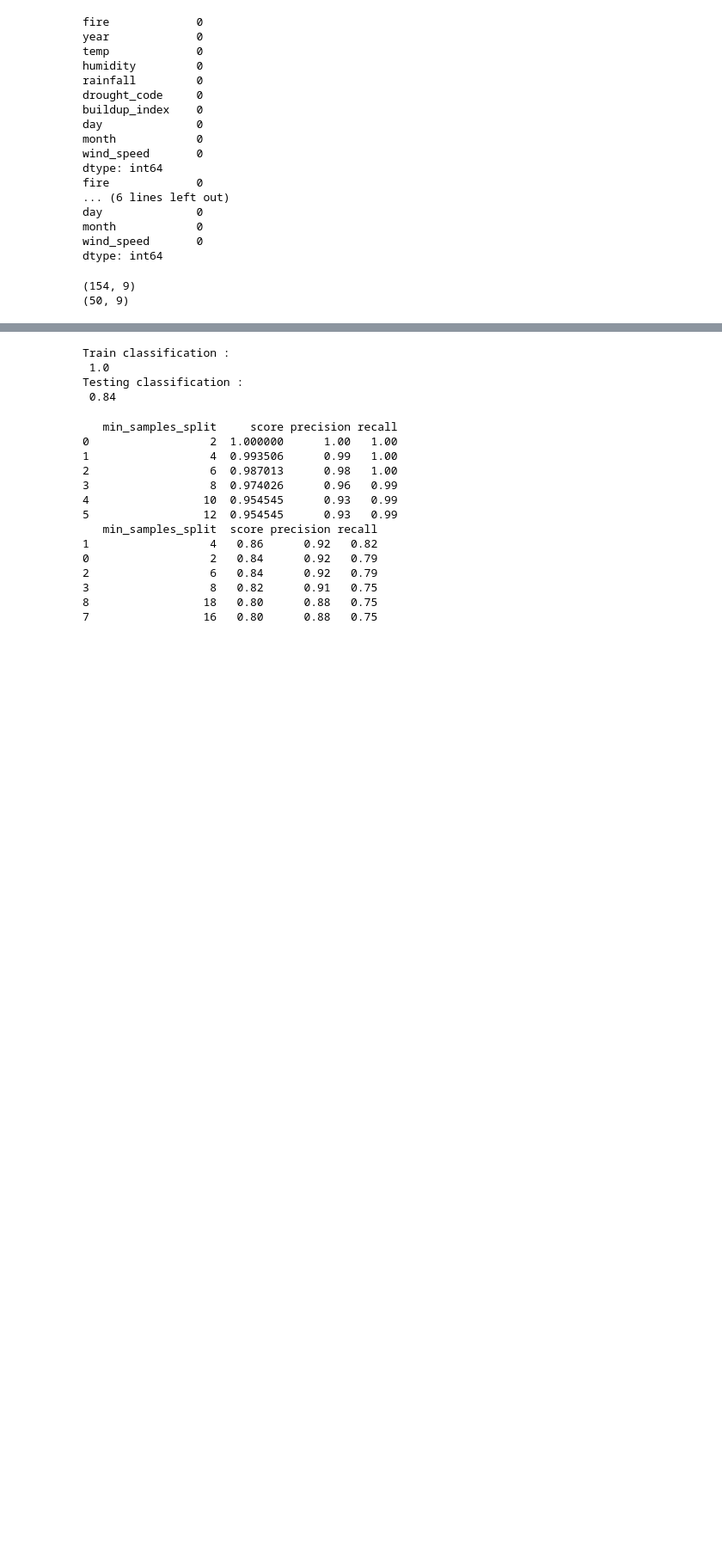
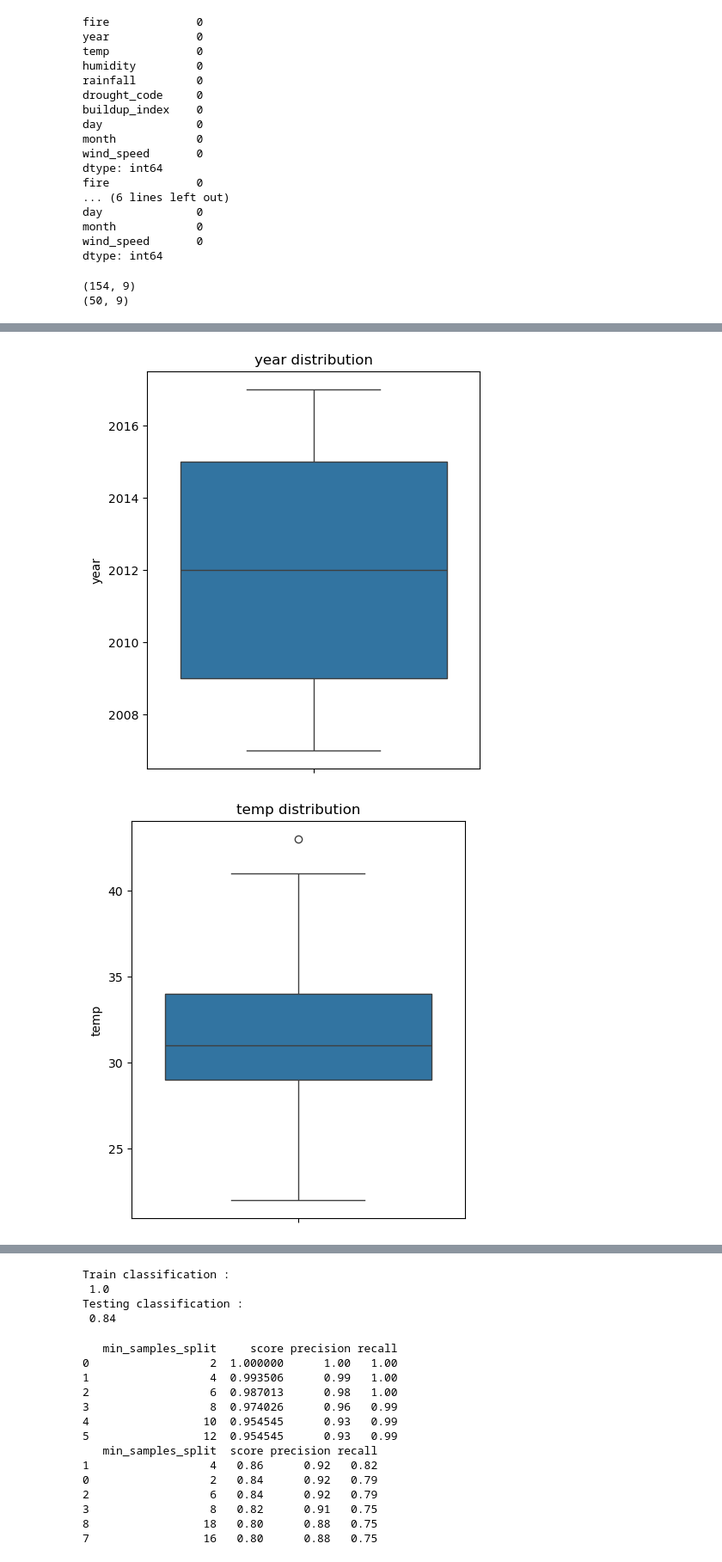
Before and after one commit to phoebe25246966/project, a Jupyter notebook: CT4101_A1_wong_phoebehuilei_code.ipynb, the cells around one changed output, grey strips where cells are left out. Shown: that part at 86% size. Drawn from its saved outputs; the diff is of its cells as text; code cells hidden in the pictures; blank space fills up the shorter version.

Commit message:
Add files via upload
Coding on sgd classifier and visualization of the result

```diff
--- a/CT4101_A1_wong_phoebehuilei_code.ipynb
+++ b/CT4101_A1_wong_phoebehuilei_code.ipynb
@@ -76,0 +90,10 @@ print(X_test.shape)
+# %%
+#visualization of the train data
+for col in X_train.columns:
+    plt.figure(figsize =(5,6))
+    sns.boxplot(X_train[col])
+    plt.title(f"{col} distribution")
+    plt.show()
+# %% [output]
+[figure, added]
+[figure, added]
```
Also changed, not shown: parts of 11 cells of this notebook.
